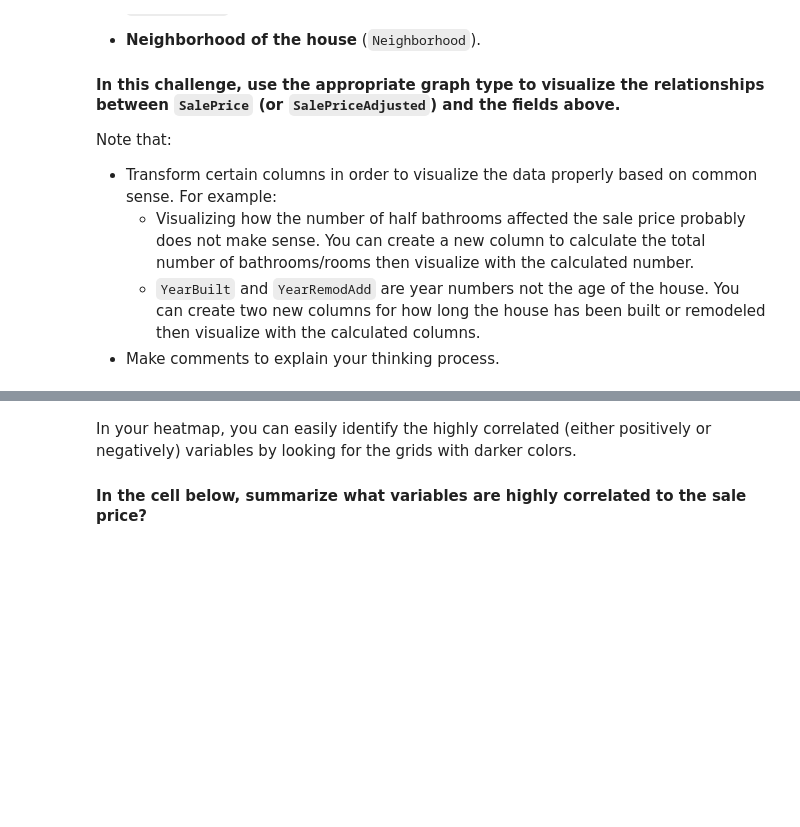
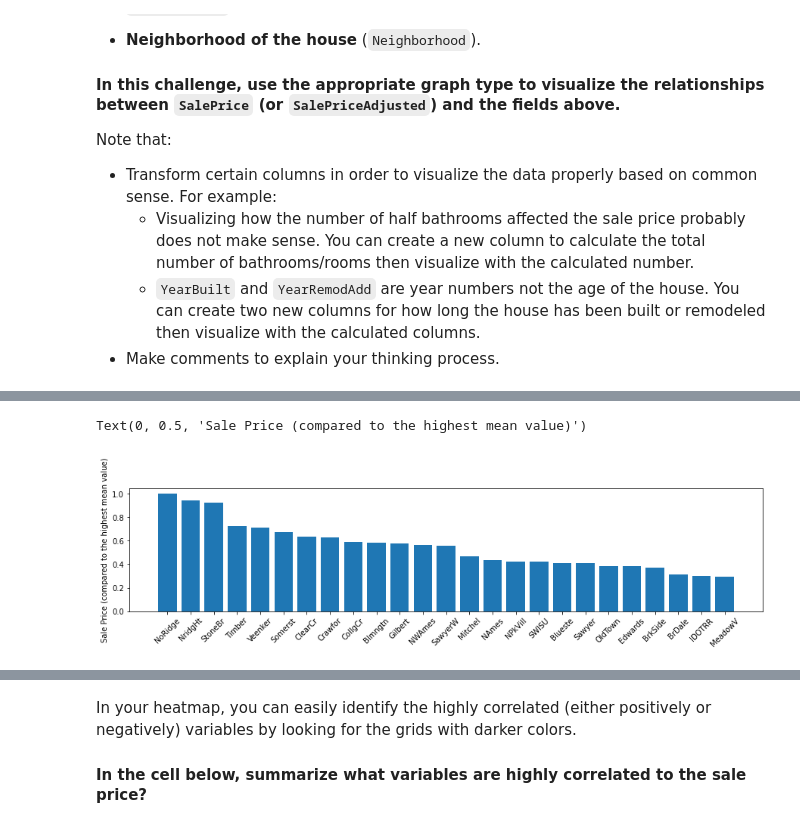
Before and after one commit to rihp/datamad0320, a Jupyter notebook: module-2/lab-storytelling-data-visualization/your-code/main.ipynb, the cells around one changed output, grey strips where cells are left out. Cells and saved outputs as stored; diff of their text form; code cells hidden in the pictures; blank space fills up the shorter version.

```diff
--- a/module-2/lab-storytelling-data-visualization/your-code/main.ipynb
+++ b/module-2/lab-storytelling-data-visualization/your-code/main.ipynb
@@ -162,3 +191,17 @@ Note that:
+# %%
+f,a = plt.subplots(1, figsize=(15,3))
+plt.xticks(rotation=45)
+base1_sp = lambda x : x/(df_neighb.SalePrice.max())
+a.bar(df_neighb.index, df_neighb.SalePrice.apply(base1_sp))
+a.set_ylabel('Sale Price (compared to the highest mean value)')
+
+# Here, we have a bar chart showing the different neighborhoods, along with their height, brought down
+# to a sale from 1 to 0, representing 1 the highest known 'mean' Neghborhood sale price
+#
+# ... The houses in NoRidge neighborhood sell for a higher price than the MeadowV neighborhood
+# %% [output]
+Text(0, 0.5, 'Sale Price (compared to the highest mean value)')
+[figure, added]
 # %% [markdown]
 ## Bonus Challenge 2 - Exploring Data with Correlation Heatmap
 
```
Also changed, not shown: parts of 19 cells of this notebook.
